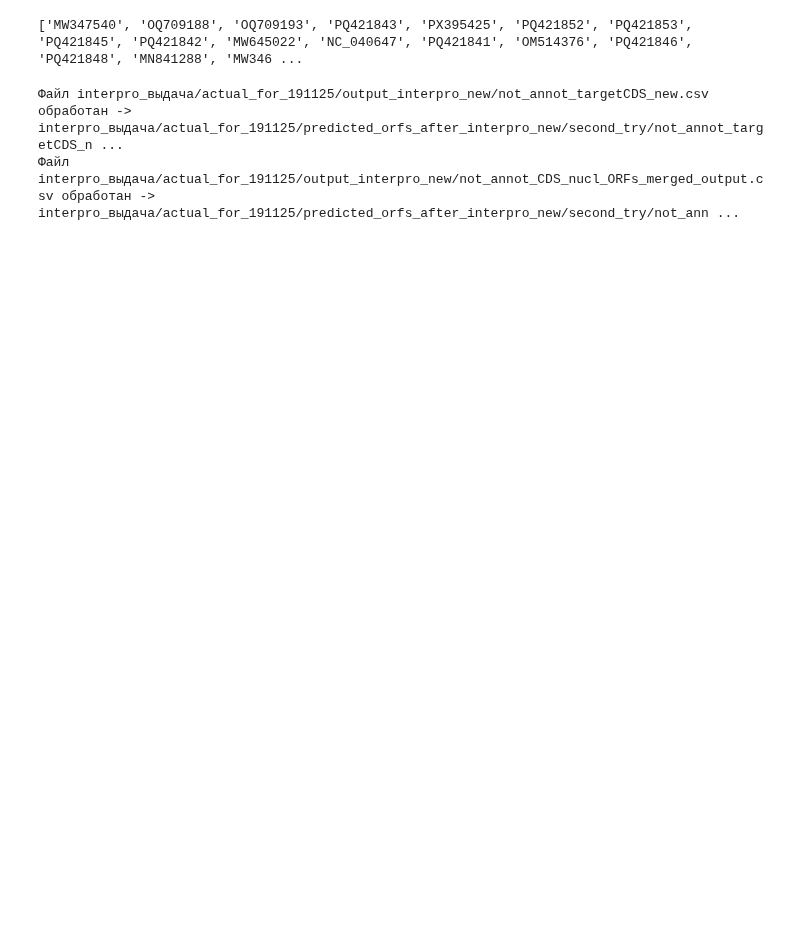
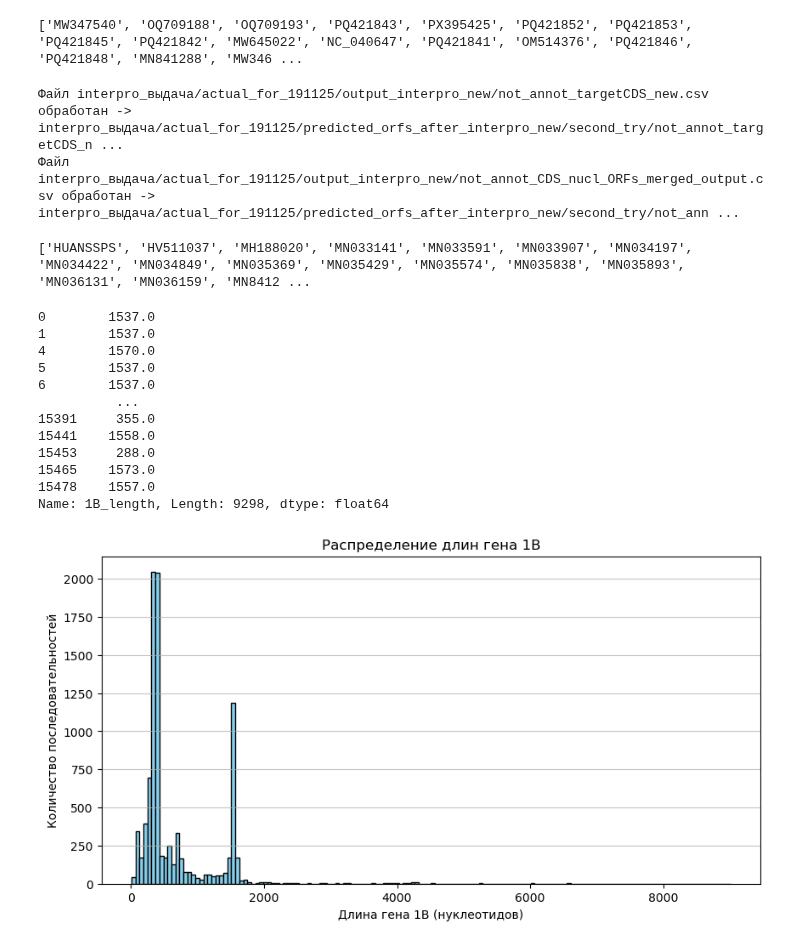
Before and after one commit to akarnaukhova2003/Astroviridae_database, a Jupyter notebook: data/find_orfs_from_interpro.ipynb, the cells around one changed output. Drawn from its saved outputs; the diff is of its cells as text; code cells hidden in the pictures; blank space fills up the shorter version.

Commit message:
добавила распределение длин и сравнение файлов

```diff
--- a/data/find_orfs_from_interpro.ipynb
+++ b/data/find_orfs_from_interpro.ipynb
@@ -325,0 +331,28 @@ write_coords (output_file_1, output_file_2, df_notannot_CDS)
+# %%
+#скрипт для сравнения координат
+def compare_files(file1, file2, output_txt='comparison_coords.txt'):
+    def read_lines(path):
+        with open(path, "r", encoding="utf-8") as f:
+            return {line.strip() for line in f if line.strip()}
+
+    lines1 = read_lines(file1)
+    lines2 = read_lines(file2)
+
+    only_in_1 = sorted(lines1 - lines2)
+    only_in_2 = sorted(lines2 - lines1)
+    diff_ids = []
+    with open(output_txt, 'w', encoding='utf-8') as f:
+        for i in range(max(len(only_in_1), len(only_in_2))):
+            x = only_in_1[i]
+            x_id = x.split(',')[0]
+            diff_ids.append(x_id)
+            y = only_in_2[i]
+            f.write(f"Строка в первом: {x}\n")
+            f.write(f"Строка во втором: {y}\n\n")
+    print(diff_ids)
+
+file1 = 'Astroviridae_15102025_orf-coords.csv'
+file2 = 'Astroviridae_26112025_orf-coords.csv'
+compare_files(file1, file2)
+# %% [output]
+['HUANSSPS', 'HV511037', 'MH188020', 'MN033141', 'MN033591', 'MN033907', 'MN034197', 'MN034422', 'MN034849', 'MN035369', 'MN035429', 'MN035574', 'MN035838', 'MN035893', 'MN036131', 'MN036159', 'MN8412 ...
@@ -325,0 +394,39 @@ write_coords (output_file_1, output_file_2, df_notannot_CDS)
+# %%
+csv_file = 'Astroviridae_26112025_orf-coords.csv'
+df = pd.read_csv(csv_file, dtype=str)
+df['1B'] = df['1B'].astype(str).str.strip()
+
+def get_length(coord):
+    if coord in ["NA-NA", "NA", ""]:
+        return None
+    try:
+        start, end = map(int, coord.split('-'))
+        return abs(end - start) + 1
+    except:
+        return None
+
+bins = range(min_len, max_len + 10, 10)
+df['1B_length'] = df['1B'].apply(get_length)
+lengths = df['1B_length'].dropna()
+print(lengths)
+plt.figure(figsize=(10,5))
+plt.hist(lengths, bins=150, color='skyblue', edgecolor='black')
+plt.xlabel('Длина гена 1B (нуклеотидов)')
+plt.ylabel('Количество последовательностей')
+plt.title('Распределение длин гена 1B')
+plt.grid(axis='y', alpha=0.75)
+plt.show()
+# %% [output]
+0        1537.0
+1        1537.0
+4        1570.0
+5        1537.0
+6        1537.0
+          ...
+15391     355.0
+15441    1558.0
+15453     288.0
+15465    1573.0
+15478    1557.0
+Name: 1B_length, Length: 9298, dtype: float64
+[figure, added]
```
Also changed, not shown: parts of 6 cells of this notebook, 9 other files.
